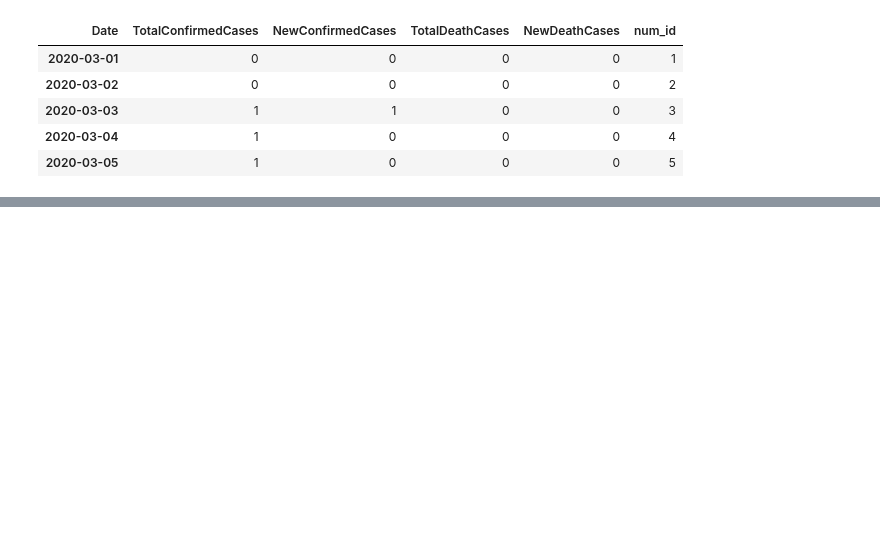
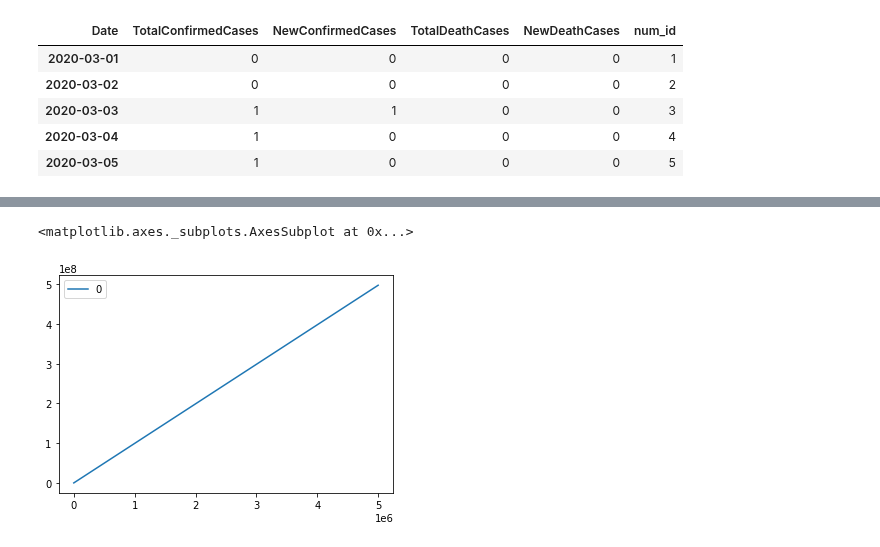
Before and after one commit to lprone/coronavirus, a Jupyter notebook: coronavirus-argentina.ipynb, the cells around one changed output, grey strips where cells are left out. Cells and saved outputs as stored; diff of their text form; code cells hidden in the pictures; blank space fills up the shorter version.

```diff
--- a/coronavirus-argentina.ipynb
+++ b/coronavirus-argentina.ipynb
@@ -345,0 +380,5 @@ sixh_pow_model
+# %%
+pd.DataFrame([abs(int(cuadratic_negative_model(x, *coff))) for x in range(1,5000000)]).plot()
+# %% [output]
+<matplotlib.axes._subplots.AxesSubplot at 0x...>
+[figure, added]
```
Also changed, not shown: parts of 17 cells of this notebook, 7 other files.
